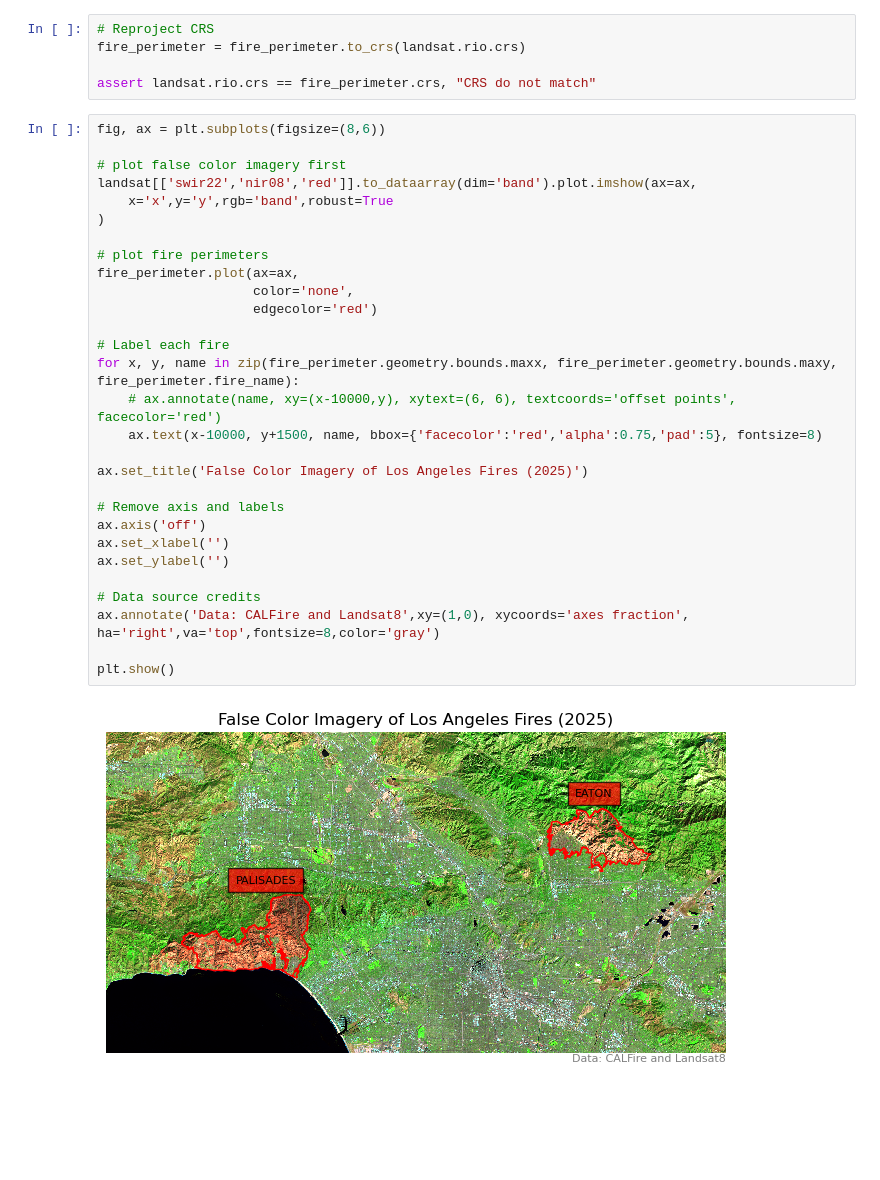
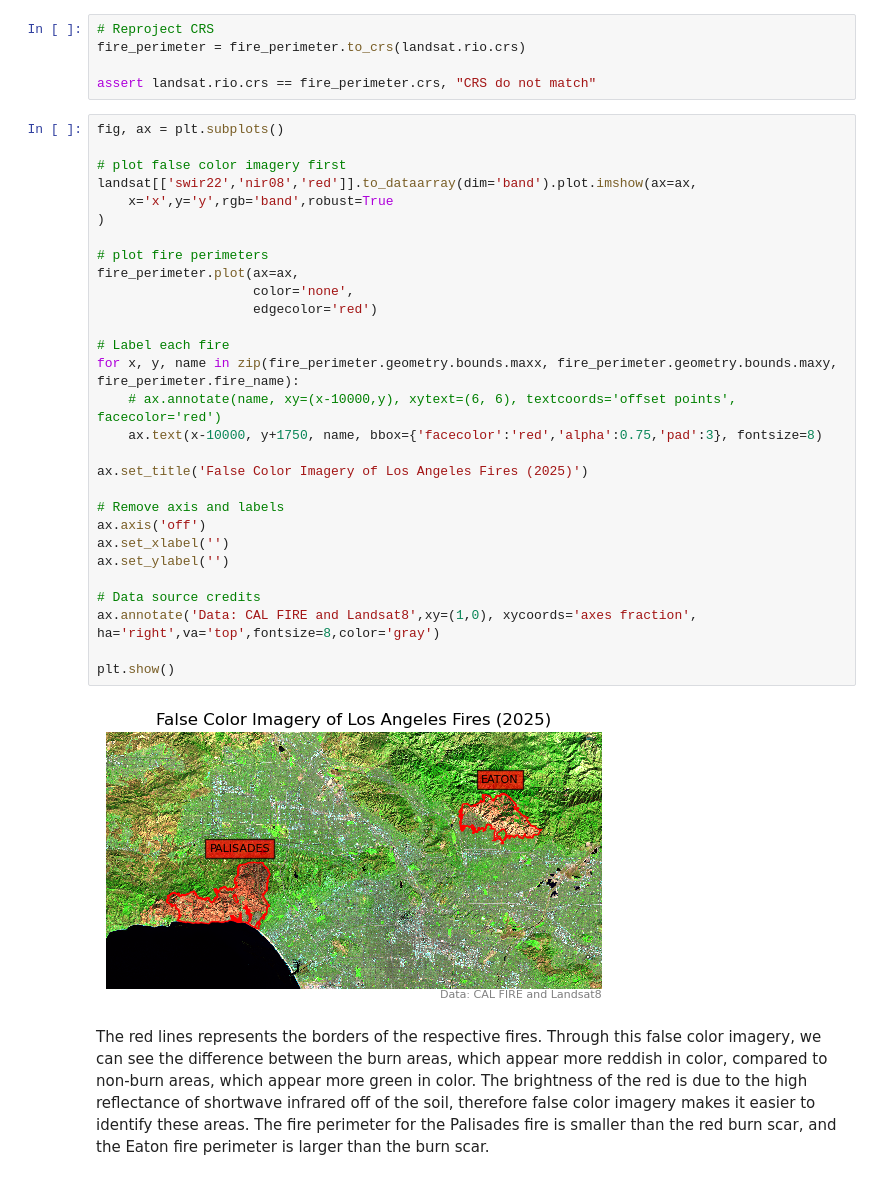
Before and after one commit to kloo49/eds220-hwk4-kloo, a Jupyter notebook: hwk4-task2-false-color-loo.ipynb, the cells around one changed output. Cells and saved outputs as stored; diff of their text form; blank space fills up the shorter version.

```diff
--- a/hwk4-task2-false-color-loo.ipynb
+++ b/hwk4-task2-false-color-loo.ipynb
@@ -219,33 +244,35 @@ fire_perimeter = fire_perimeter.to_crs(landsat.rio.crs)
 
 assert landsat.rio.crs == fire_perimeter.crs, "CRS do not match"
 # %%
-fig, ax = plt.subplots(figsize=(8,6))
+fig, ax = plt.subplots()
 
 # plot false color imagery first
 landsat[['swir22','nir08','red']].to_dataarray(dim='band').plot.imshow(ax=ax,
     x='x',y='y',rgb='band',robust=True
 )
 
 # plot fire perimeters
 fire_perimeter.plot(ax=ax,
                     color='none',
                     edgecolor='red')
 
 # Label each fire
 for x, y, name in zip(fire_perimeter.geometry.bounds.maxx, fire_perimeter.geometry.bounds.maxy, fire_perimeter.fire_name):
     # ax.annotate(name, xy=(x-10000,y), xytext=(6, 6), textcoords='offset points', facecolor='red')
-    ax.text(x-10000, y+1500, name, bbox={'facecolor':'red','alpha':0.75,'pad':5}, fontsize=8)
+    ax.text(x-10000, y+1750, name, bbox={'facecolor':'red','alpha':0.75,'pad':3}, fontsize=8)
 
 ax.set_title('False Color Imagery of Los Angeles Fires (2025)')
 
 # Remove axis and labels
 ax.axis('off')
 ax.set_xlabel('')
 ax.set_ylabel('')
 
 # Data source credits
-ax.annotate('Data: CALFire and Landsat8',xy=(1,0), xycoords='axes fraction', ha='right',va='top',fontsize=8,color='gray')
+ax.annotate('Data: CAL FIRE and Landsat8',xy=(1,0), xycoords='axes fraction', ha='right',va='top',fontsize=8,color='gray')
 
 plt.show()
 # %% [output]
-[figure, old version]
+[figure, new version]
+# %% [markdown]
+The red lines represents the borders of the respective fires. Through this false color imagery, we can see the difference between the burn areas, which appear more reddish in color, compared to non-burn areas, which appear more green in color. The brightness of the red is due to the high reflectance of shortwave infrared off of the soil, therefore false color imagery makes it easier to identify these areas. The fire perimeter for the Palisades fire is smaller than the red burn scar, and the Eaton fire perimeter is larger than the burn scar.
```
Also changed, not shown: parts of 8 cells of this notebook.
